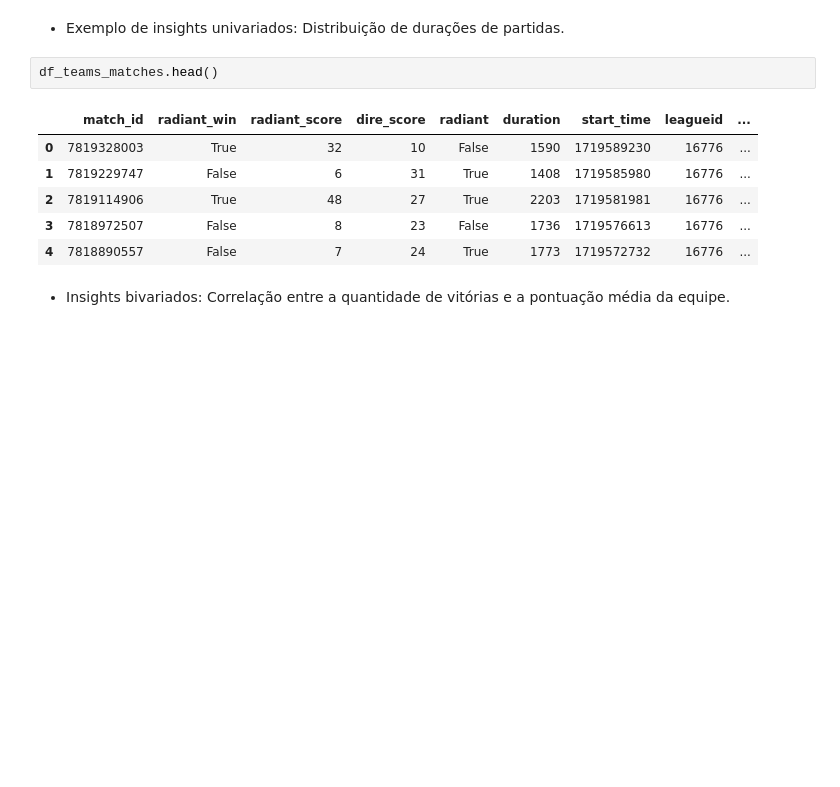
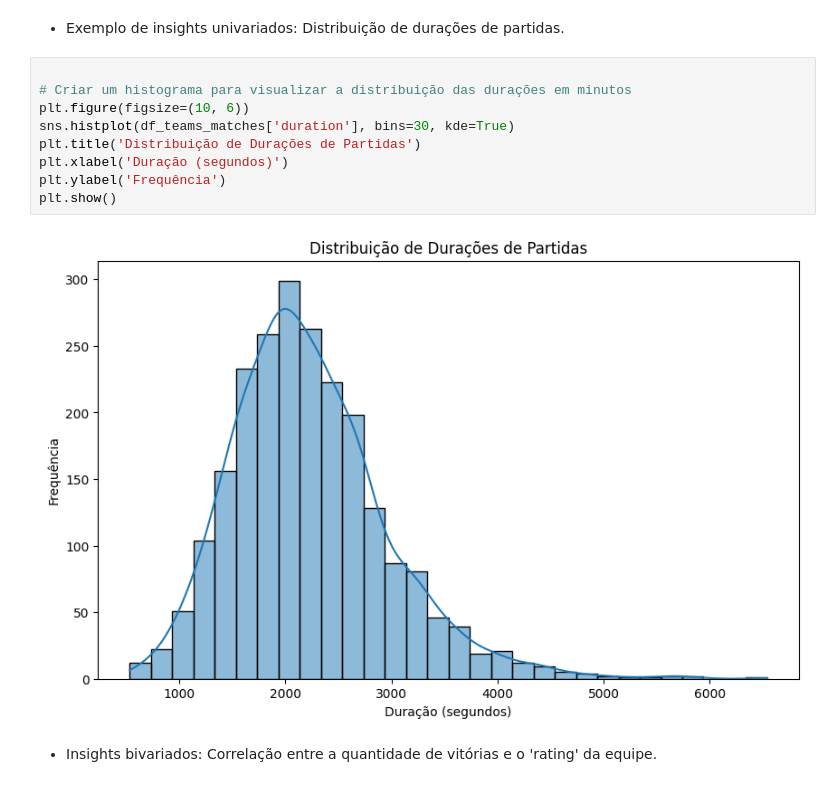
Before and after one commit to Skimifil/ds_dota, a Jupyter notebook: notebooks/data_analytics.ipynb, the cells around one changed output. Cells and saved outputs as stored; diff of their text form; blank space fills up the shorter version.

```diff
--- a/notebooks/data_analytics.ipynb
+++ b/notebooks/data_analytics.ipynb
@@ -117,13 +115,15 @@ df_team_players.head()
 # %% [markdown]
 - Exemplo de insights univariados: Distribuição de durações de partidas.
 # %%
-df_teams_matches.head()
+
+# Criar um histograma para visualizar a distribuição das durações em minutos
+plt.figure(figsize=(10, 6))
+sns.histplot(df_teams_matches['duration'], bins=30, kde=True)
+plt.title('Distribuição de Durações de Partidas')
+plt.xlabel('Duração (segundos)')
+plt.ylabel('Frequência')
+plt.show()
 # %% [output]
-|  | match_id | radiant_win | radiant_score | dire_score | radiant | duration | start_time | leagueid | ... |
-| 0 | 7819328003 | True | 32 | 10 | False | 1590 | 1719589230 | 16776 | ... |
-| 1 | 7819229747 | False | 6 | 31 | True | 1408 | 1719585980 | 16776 | ... |
-| 2 | 7819114906 | True | 48 | 27 | True | 2203 | 1719581981 | 16776 | ... |
-| 3 | 7818972507 | False | 8 | 23 | False | 1736 | 1719576613 | 16776 | ... |
-| 4 | 7818890557 | False | 7 | 24 | True | 1773 | 1719572732 | 16776 | ... |
+[figure, added]
 # %% [markdown]
-- Insights bivariados: Correlação entre a quantidade de vitórias e a pontuação média da equipe.
+- Insights bivariados: Correlação entre a quantidade de vitórias e o 'rating' da equipe.
```
Also changed, not shown: parts of 5 cells of this notebook, 1 other file.
